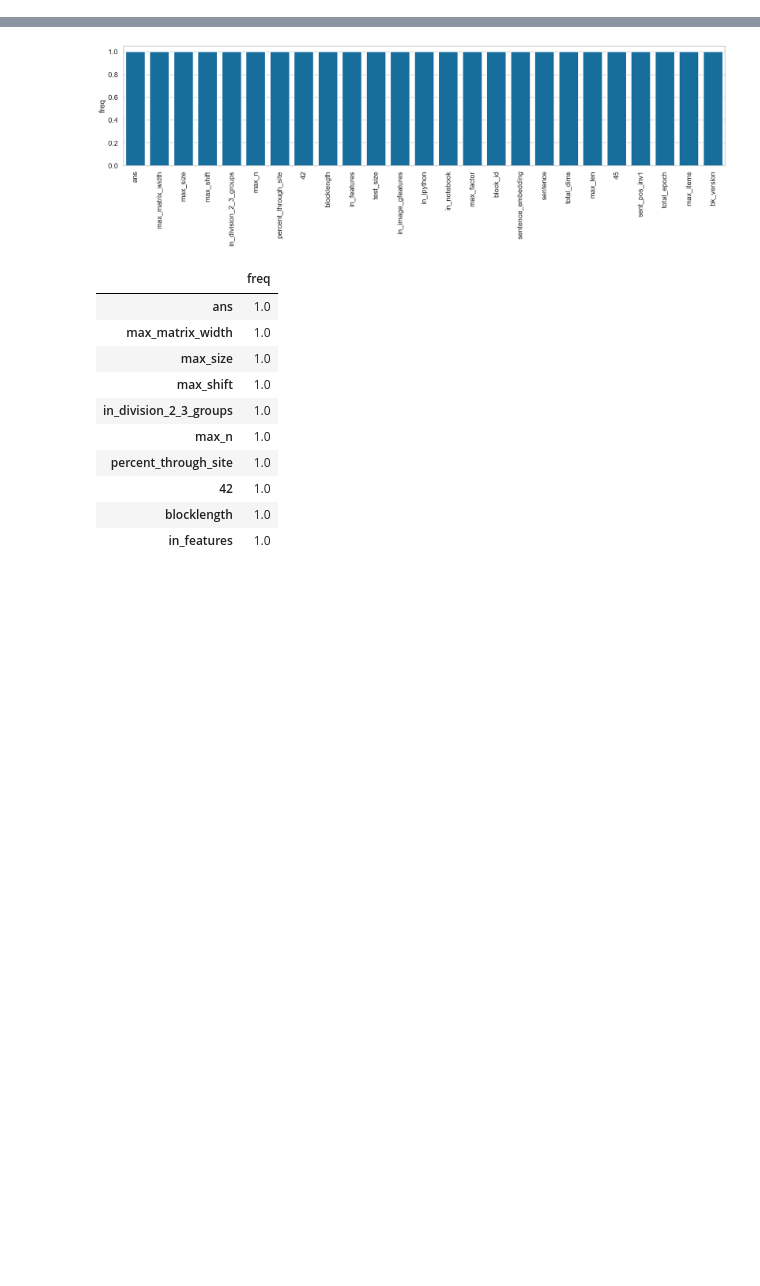
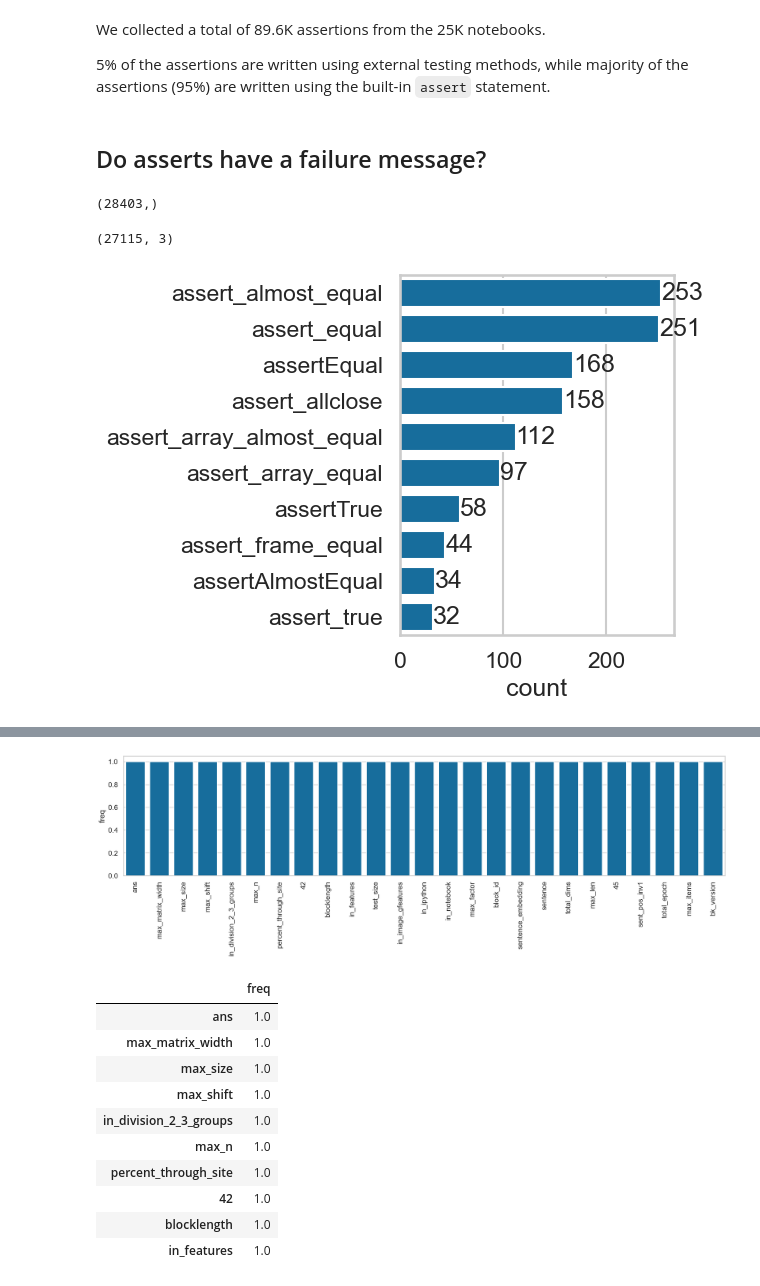
Before and after one commit to arumoy-shome/shome2023notebook, a Jupyter notebook: docs/analysis.ipynb, the cells around one changed output, grey strips where cells are left out. Cells and saved outputs as stored; diff of their text form; code cells hidden in the pictures; blank space fills up the shorter version.

Commit message:
feat(report): emse24 updates

```diff
--- a/docs/analysis.ipynb
+++ b/docs/analysis.ipynb
@@ -74,20 +9,0 @@ asserts.shape
-# %%
-class FunctionNameCollector(ast.NodeVisitor):
-    def __init__(self):
-        self.names = []
-
-    def visit_Name(self, node: ast.Name) -> None:
-        self.names.append(node.id)
-
-    def visit_Attribute(self, node: ast.Attribute) -> None:
-        self.names.append(node.attr)
-
-collector = FunctionNameCollector()
-call_nodes = asserts["ast"].apply(
-    lambda x: [node for node in ast.walk(x) if isinstance(node, ast.Call)]
-).explode().dropna()
-
-for _, node in call_nodes.items():
-    collector.visit(node.func)
-
-names = pd.DataFrame(data=collector.names, columns=["function"])
@@ -150,0 +88,17 @@ ax.tick_params(axis='x', rotation=90)
+# %% [markdown]
+We collected a total of 89.6K assertions from the 25K notebooks.
+
+5% of the assertions are written using external testing methods, while majority of the assertions (95%) are written using the built-in `assert` statement.
+# %% [markdown]
+## Do asserts have a failure message?
+# %%
+msgs = asserts.loc[asserts["node"].map(lambda x: isinstance(x, ast.Assert)), "node"]
+msgs = msgs.apply(lambda x: x.msg).dropna()
+msgs.shape
+# %% [output]
+(28403,)
+# %%
+asserts = asserts.drop_duplicates(subset=["assert"])
+asserts.shape
+# %% [output]
+(27115, 3)
@@ -150,0 +119,11 @@ ax.tick_params(axis='x', rotation=90)
+# %%
+names = pd.Series(data=collector.names)
+ax = sns.barplot(
+    data=names.value_counts().sort_values(ascending=False).head(10),
+    orient="h"
+)
+ax.bar_label(ax.containers[0])
+plt.tight_layout()
+plt.savefig('report/other-test-methods.pdf')
+# %% [output]
+[figure, added]
```
Also changed, not shown: parts of 90 cells of this notebook, 17 other files.
